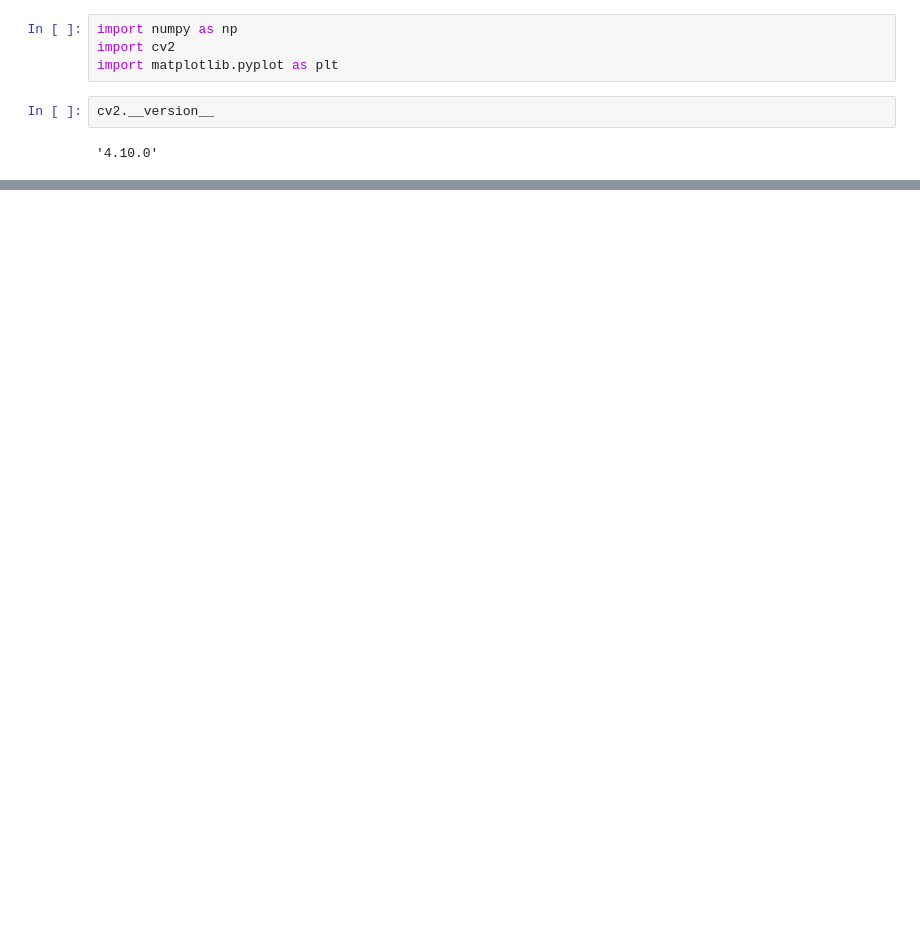
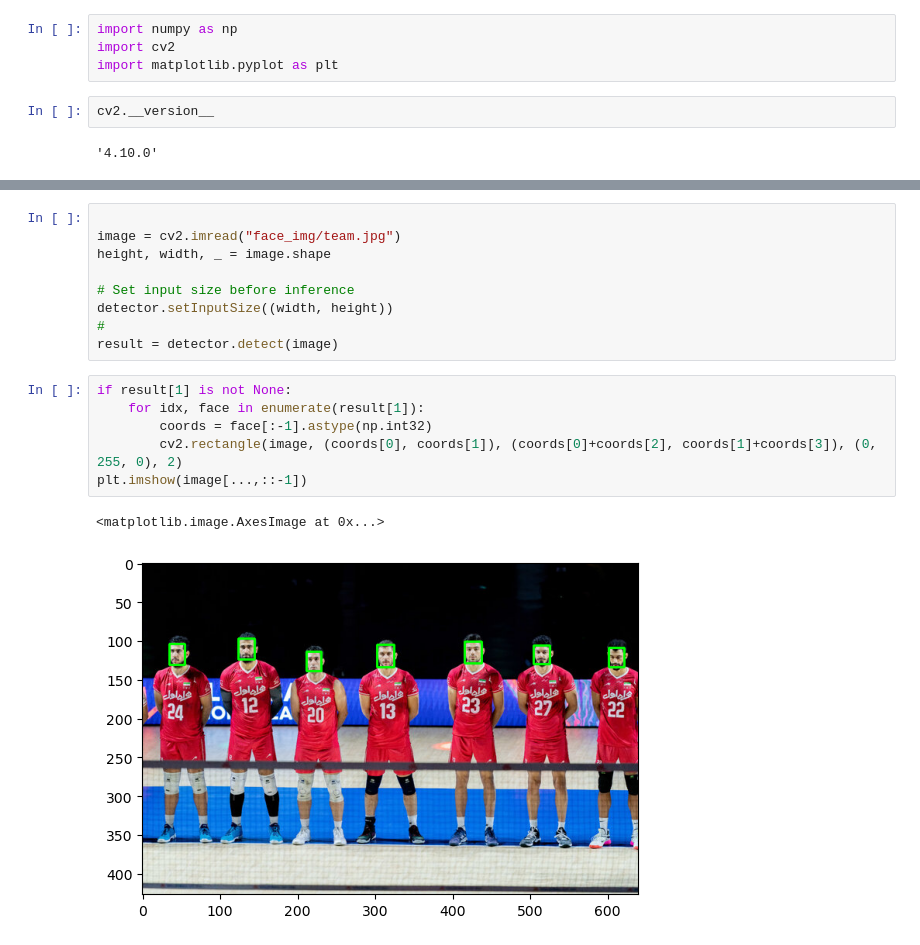
Before and after one commit to Alireza-Akhavan/sru_deep_3, a Jupyter notebook: face-detection.ipynb, the cells around one changed output, grey strips where cells are left out. Cells and saved outputs as stored; diff of their text form; blank space fills up the shorter version.

```diff
--- a/face-detection.ipynb
+++ b/face-detection.ipynb
@@ -30,0 +49,18 @@ error: OpenCV(4.10.0) D:\a\opencv-python\opencv-python\opencv\modules\dnn\src\ne
+# %%
+
+image = cv2.imread("face_img/team.jpg")
+height, width, _ = image.shape
+
+# Set input size before inference
+detector.setInputSize((width, height))
+#
+result = detector.detect(image)
+# %%
+if result[1] is not None:
+    for idx, face in enumerate(result[1]):
+        coords = face[:-1].astype(np.int32)
+        cv2.rectangle(image, (coords[0], coords[1]), (coords[0]+coords[2], coords[1]+coords[3]), (0, 255, 0), 2)
+plt.imshow(image[...,::-1])
+# %% [output]
+<matplotlib.image.AxesImage at 0x...>
+[figure, added]
```
Also changed, not shown: parts of 8 cells of this notebook, 3 other files.
